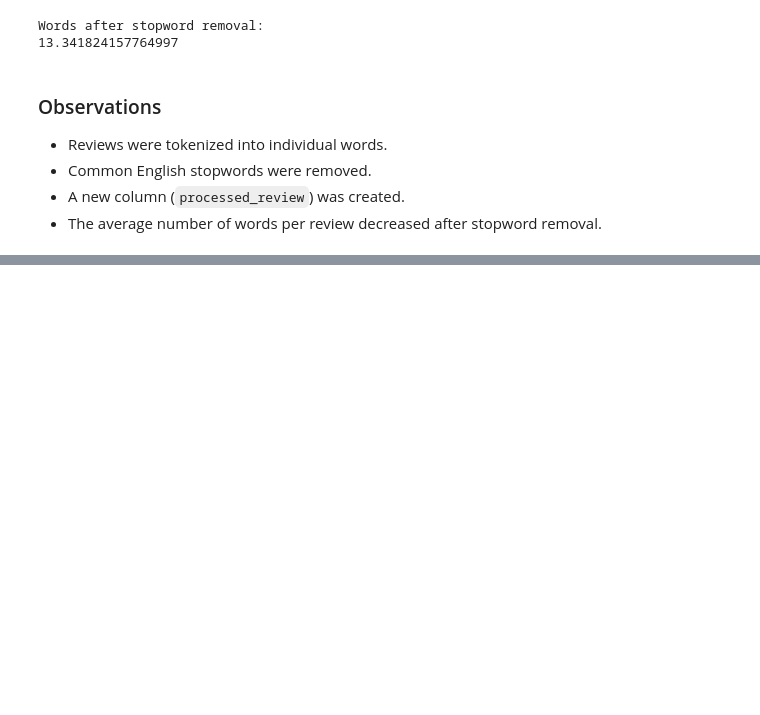
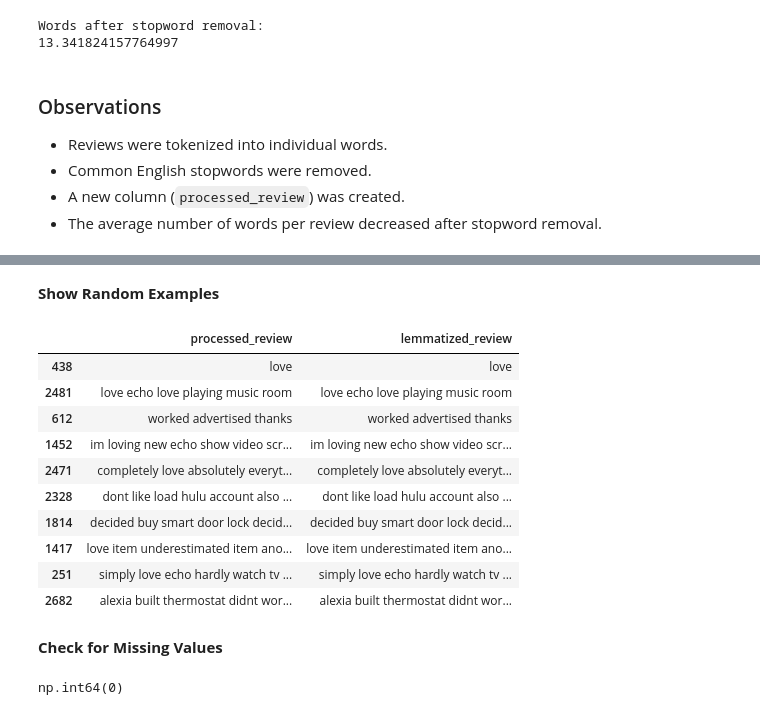
Before and after one commit to TahaBhatti786/Sentiment-Analysis-of-Product-Reviews, a Jupyter notebook: notebooks/sentiment_analysis.ipynb, the cells around one changed output, grey strips where cells are left out. Cells and saved outputs as stored; diff of their text form; code cells hidden in the pictures; blank space fills up the shorter version.

```diff
--- a/notebooks/sentiment_analysis.ipynb
+++ b/notebooks/sentiment_analysis.ipynb
@@ -423,0 +472,27 @@ Words after stopword removal:
+# %% [markdown]
+**Show Random Examples**
+# %%
+df[
+    [
+        "processed_review",
+        "lemmatized_review"
+    ]
+].sample(10, random_state=42)
+# %% [output]
+|  | processed_review | lemmatized_review |
+| 438 | love | love |
+| 2481 | love echo love playing music room | love echo love playing music room |
+| 612 | worked advertised thanks | worked advertised thanks |
+| 1452 | im loving new echo show video scr... | im loving new echo show video scr... |
+| 2471 | completely love absolutely everyt... | completely love absolutely everyt... |
+| 2328 | dont like load hulu account also ... | dont like load hulu account also ... |
+| 1814 | decided buy smart door lock decid... | decided buy smart door lock decid... |
+| 1417 | love item underestimated item ano... | love item underestimated item ano... |
+| 251 | simply love echo hardly watch tv ... | simply love echo hardly watch tv ... |
+| 2682 | alexia built thermostat didnt wor... | alexia built thermostat didnt wor... |
+# %% [markdown]
+**Check for Missing Values**
+# %%
+df["lemmatized_review"].isnull().sum()
+# %% [output]
+np.int64(0)
```
Also changed, not shown: parts of 12 cells of this notebook.
